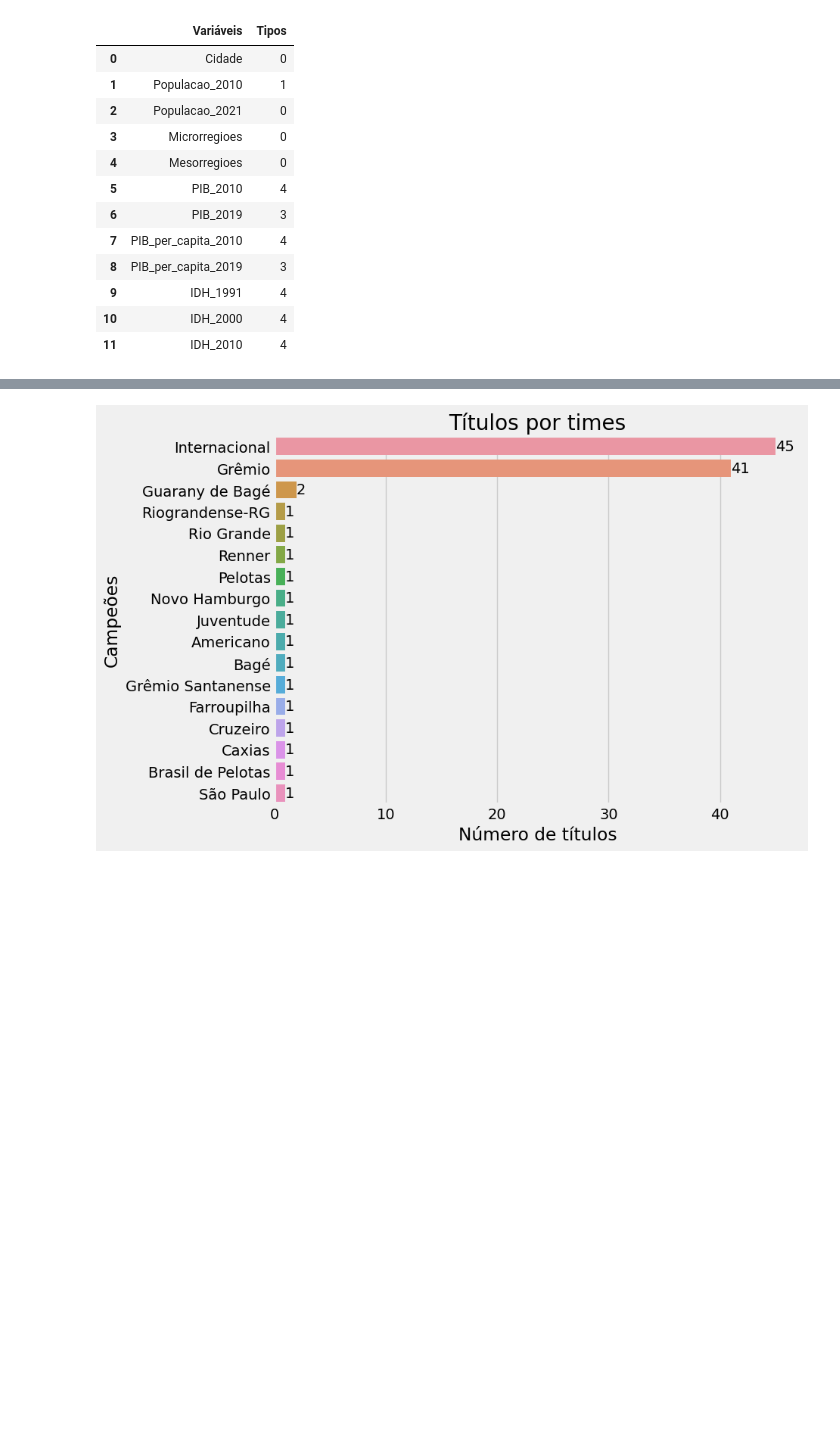
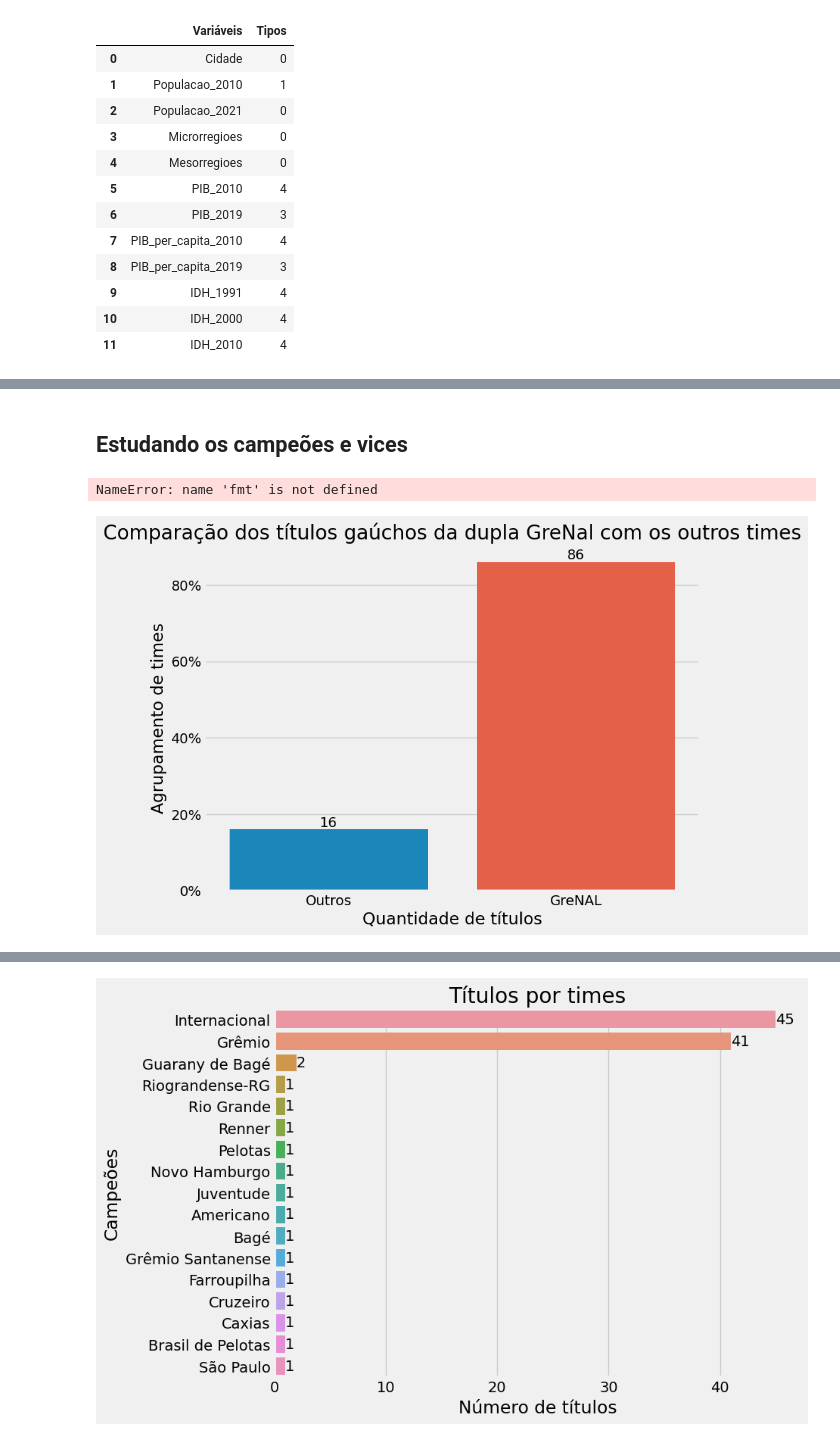
Before and after one commit to VitorBSP/Multiverso_greNAL, a Jupyter notebook: analise.ipynb, the cells around one changed output, grey strips where cells are left out. Saved outputs shown, nothing was run; the diff lists cells and outputs as text; code cells hidden in the pictures; blank space fills up the shorter version.

```diff
--- a/analise.ipynb
+++ b/analise.ipynb
@@ -190,0 +260,2 @@ cidades[pd.isnull(cidades['PIB_2010'])]
+# %% [markdown]
+## Estudando os campeões e vices
@@ -190,0 +264,4 @@ cidades[pd.isnull(cidades['PIB_2010'])]
+# %%
+fmt.Sprintf("%6.2f", 12.5)
+# %% [output]
+NameError: name 'fmt' is not defined
@@ -190,0 +271,16 @@ cidades[pd.isnull(cidades['PIB_2010'])]
+# %%
+from matplotlib.ticker import FuncFormatter
+
+formatter = FuncFormatter(lambda y, pos: "%d%%" % (y))
+# %%
+with plt.style.context('fivethirtyeight'):
+    fig, ax = plt.subplots(figsize=(8, 6))
+    sns.countplot(ax = ax, data=campeonatos.assign(Primeiro=campeonatos['Primeiro'].map({'Grêmio': 'GreNAL', 'Internacional' : 'GreNAL'}).fillna('Outros')), x='Primeiro')
+    ax.bar_label(ax.containers[0], )
+    ax.set_xlabel('Quantidade de títulos')
+    ax.set_ylabel('Agrupamento de times')
+    ax.set_title('Comparação dos títulos gaúchos da dupla GreNal com os outros times')
+    ax.yaxis.set_major_formatter(formatter)
+    plt.show()
+# %% [output]
+[figure, added]
```
Also changed, not shown: parts of 32 cells of this notebook.
